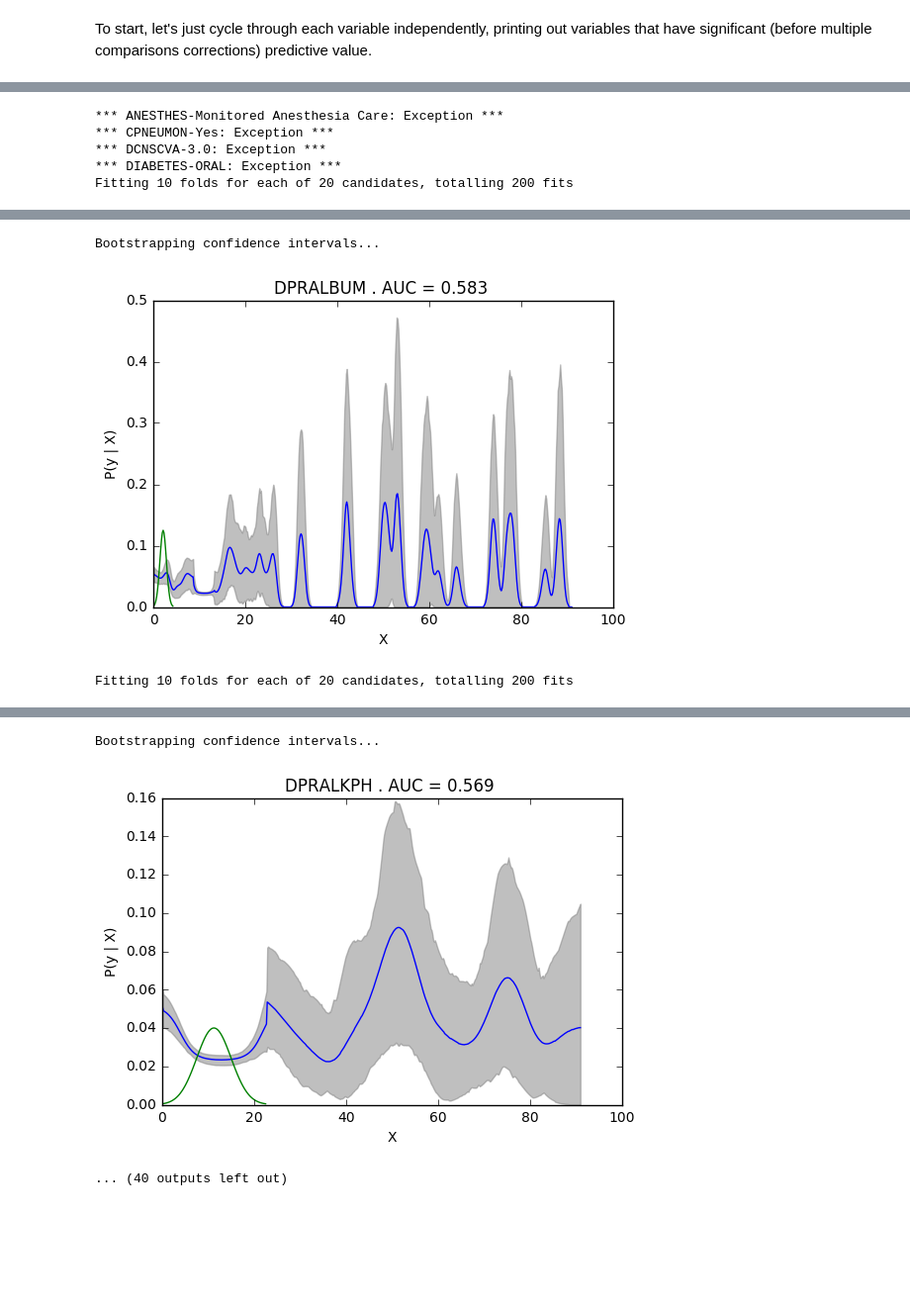
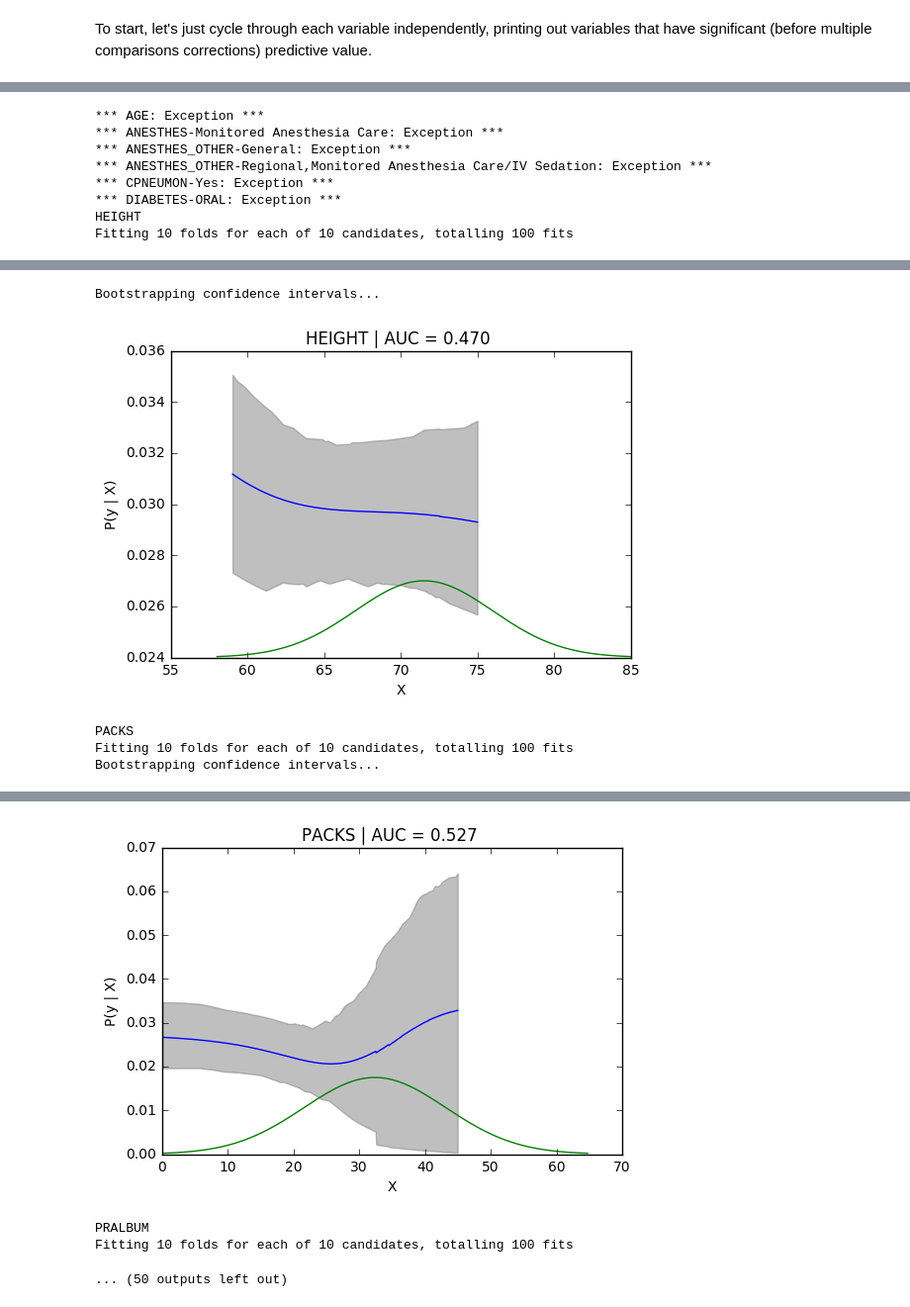
Before and after one commit to joebell/NSQIP, a Jupyter notebook: NSQIP - Multiple single regression on readmission.ipynb, the cells around one changed output, grey strips where cells are left out. Shown at 99% size. Drawn from its saved outputs; the diff is of its cells as text; code cells hidden in the pictures; blank space fills up the shorter version.

Commit message:
Fixed histogram binning on logistic smoothing to be robust to outliers.

```diff
--- a/NSQIP - Multiple single regression on readmission.ipynb
+++ b/NSQIP - Multiple single regression on readmission.ipynb
@@ -49,6 +49,9 @@ y[cdf[['READMISSION1-Yes','READMISSION-Yes']].isnull().all(1)] = np.nan
 nanIdx = np.isnan(y).nonzero()
 y = np.delete(y.ravel(), nanIdx ,axis=0)
 cdf.drop(cdf.index[nanIdx], axis=0, inplace=True)
+
+# Add a BMI column
+cdf.loc[:,'BMI'] = cdf.loc[:,'WEIGHT']*(1/2.20462)/(cdf.loc[:,'HEIGHT']*(1/39.3701)*cdf.loc[:,'HEIGHT']*(1/39.3701))
 
 # Either drop or keep columns from cdf
 dropOrKeep = False
@@ -69,25 +72,27 @@ if dropOrKeep:
 else:
     # Dropping these columns is super-cumbersome. Let's find a list to keep
     # Need to add in RBC and FNSTATUS1
-    keepList = ['SEX', 'RACE_NEW','ETHNICITY_HISPANIC','AGE','ANESTHES','HEIGHT','WEIGHT','DIABETES',\
+    keepList = ['BMI', 'SEX', 'RACE_NEW','ETHNICITY_HISPANIC','AGE','ANESTHES','HEIGHT','WEIGHT','DIABETES',\
                 'SMOKE','PACKS','ETOH','DYSPNEA','FNSTATUS2','VENTILAT','HXCOPD','CPNEUMON',\
                 'HXCHF','HXMI','PRVPCI','PRVPCS','HXANGINA','HYPERMED','HXPVD','RENAFAIL','DIALYSIS',\
                 'CVA','DISCANCR','WNDINF','STEROID','WTLOSS','BLEEDDIS','PROPER30','ASACLASS',\
                 'ASCITES','PRSODM','PRBUN','PRCREAT','PRALBUM','PRBILI','PRSGOT','PRALKPH','PRWBC'\
                 'PRHCT','PRPLATE','PRPTT','PRINR','PRPT','PGY']
-    colsToKeep = [colName for colName in cdf.columns if np.any([keepItem in colName for keepItem in keepList])]
+    colsToKeep = [colName for colName in cdf.columns if np.any([colName.startswith(keepItem) for keepItem in keepList])]
     cdf = cdf[colsToKeep]
 
 # Impute missing data in cdf
-colNames = cdf.columns
-imp = Imputer(missing_values='NaN', strategy='mean', axis=0, verbose=True)
-imp.fit(cdf)
-cdf = imp.transform(cdf)
-cdf = pd.DataFrame(cdf, columns=colNames)
+if False:
+    colNames = cdf.columns
+    imp = Imputer(missing_values='NaN', strategy='mean', axis=0, verbose=True)
+    imp.fit(cdf)
+    cdf = imp.transform(cdf)
+    cdf = pd.DataFrame(cdf, columns=colNames)
 # %% [markdown]
 To start, let's just cycle through each variable independently, printing out variables that have significant (before multiple comparisons corrections) predictive value.
 # %%
 fitResults = pd.DataFrame(np.nan, index=[], columns=['colName','pValue','coeff'])
+yFull = y.reshape(-1,1)
 
 for colName in cdf.columns:
 
@@ -95,11 +100,19 @@ for colName in cdf.columns:
     X = cdf[colName]
     X = np.asarray(X).reshape(-1,1)
 
-    if len(np.unique(X)) > 4:
+    # Protect against nans
+    # a[~np.isnan(a).any(axis=1)]
+    y = yFull[~np.isnan(X.astype('float'))]
+    X = X[~np.isnan(X.astype('float'))].reshape(-1,1)
 
+    if len(np.unique(X)) > 10:
+    # if False:
+
+        print(colName)
         plt.figure()
         sle = smoothedLookupEstimator(nBins=512)
-        tuned_parameters = [{'sigma': np.logspace(-1,1.3,20,base=10)}]
+        Xrange = np.abs(X.max() - X.min())
+        tuned_parameters = [{'sigma': Xrange*np.logspace(-2,-.5,10,base=10)}]
         gscv = GridSearchCV(sle,tuned_parameters,cv=10,verbose=1)
         gscv.fit(X, y)
         sle = gscv.best_estimator_
@@ -109,7 +122,8 @@ for colName in cdf.columns:
         plt.show()
 
 
-    X = np.concatenate((X, np.ones([X.shape[0],1])),axis=1) # Add an intercept term
+    oneVec = np.ones([X.shape[0],1])
+    X = np.concatenate((X,oneVec) ,axis=1) # Add an intercept term
 
     try:
         logit = sm.Logit(y, X)
@@ -136,5 +150,8 @@ Bootstrapping confidence intervals...
+*** AGE: Exception ***
 *** ANESTHES-Monitored Anesthesia Care: Exception ***
+*** ANESTHES_OTHER-General: Exception ***
+*** ANESTHES_OTHER-Regional,Monitored Anesthesia Care/IV Sedation: Exception ***
 *** CPNEUMON-Yes: Exception ***
-*** DCNSCVA-3.0: Exception ***
 *** DIABETES-ORAL: Exception ***
-Fitting 10 folds for each of 20 candidates, totalling 200 fits
+HEIGHT
+Fitting 10 folds for each of 10 candidates, totalling 100 fits
@@ -144,3 +160,5 @@ Fitting 10 folds for each of 20 candidates, totalling 200 fits
 Bootstrapping confidence intervals...
-[figure, old version]
+[figure, new version]
-Fitting 10 folds for each of 20 candidates, totalling 200 fits
+PACKS
+Fitting 10 folds for each of 10 candidates, totalling 100 fits
+Bootstrapping confidence intervals...
@@ -150,6 +167,7 @@ Fitting 10 folds for each of 20 candidates, totalling 200 fits
+[figure, new version]
-Bootstrapping confidence intervals...
+PRALBUM
+Fitting 10 folds for each of 10 candidates, totalling 100 fits
-[figure, old version]
-... (40 outputs left out)
+... (50 outputs left out)
 # %%
 fitResults = fitResults.sort_values(by='pValue')
 print(fitResults)
```
Also changed, not shown: parts of 2 cells of this notebook, 3 other files.
